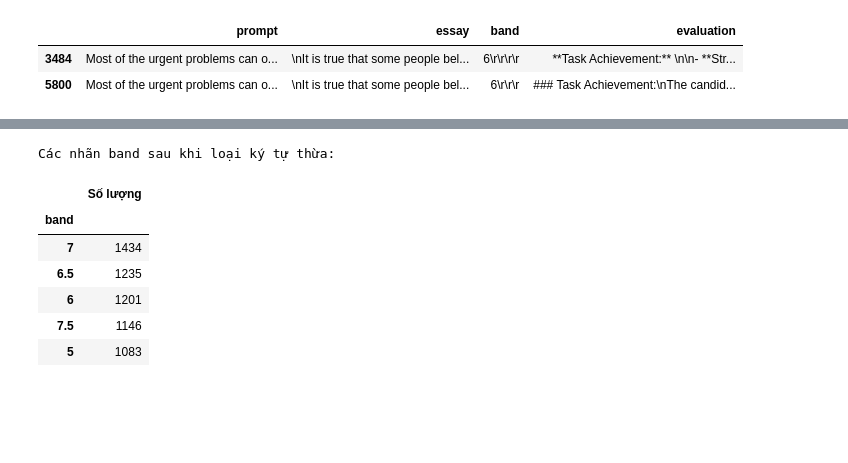
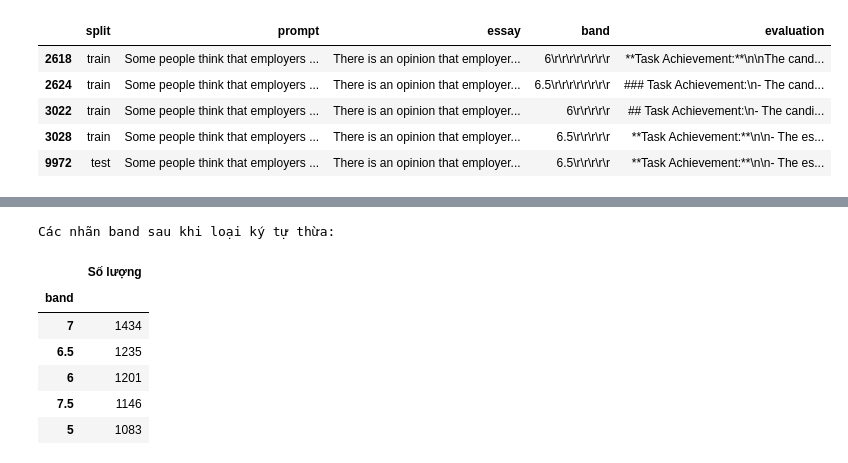
Before and after one commit to Nguen-03/NLP_report, a Jupyter notebook: notebook/EDA.ipynb, the cells around one changed output, grey strips where cells are left out. Cells and saved outputs as stored; diff of their text form; code cells hidden in the pictures; blank space fills up the shorter version.

```diff
--- a/notebook/EDA.ipynb
+++ b/notebook/EDA.ipynb
@@ -1,4 +1,14 @@
 # %%
-RAW = '../data/raw'
-PROCESSED = '../data/processed'
+from pathlib import Path
+
+PROJECT_ROOT = next(
+    (path for path in (Path.cwd(), *Path.cwd().parents)
+     if (path / "data" / "raw" / "train.csv").is_file()),
+    None,
+)
+if PROJECT_ROOT is None:
+    raise FileNotFoundError("Could not locate data/raw/train.csv from the current directory")
+
+RAW = PROJECT_ROOT / "data" / "raw"
+PROCESSED = PROJECT_ROOT / "data" / "processed"
 # %%
@@ -86,6 +91,7 @@ duplicate_check = (
     )
     .query("so_ban_ghi > 1")
     .reset_index()
+    .sort_values("so_ban_ghi", ascending=False)
 )
 
 print("Số nhóm bài luận trùng:", len(duplicate_check))
@@ -94,7 +100,7 @@ print(
     "Số nhóm có nhiều mức điểm:",
     (duplicate_check["so_band_khac_nhau"] > 1).sum()
 )
-duplicate_check.sort_values(by='so_ban_ghi')
+duplicate_check
 # %% [output]
 Số nhóm bài luận trùng: 1217
 Số nhóm có nhiều mức điểm: 477
@@ -113,24 +119,26 @@ Số nhóm có nhiều mức điểm: 477
 1217 rows × 3 columns
 # %%
-#Xem một ví dụ cụ thể
-# Lấy bài luận trùng đầu tiên có nhiều mức điểm
 conflicting_essays = duplicate_check[
     duplicate_check["so_band_khac_nhau"] > 1
 ]["essay"]
 
-sample_essay = conflicting_essays.iloc[0]
-
-# Hiển thị các bản ghi tương ứng
-display(
-    all_data.loc[
-        all_data["essay"] == sample_essay,
-        ["prompt", "essay", "band", "evaluation"]
-    ]
-)
+if conflicting_essays.empty:
+    print("No repeated essays have conflicting band labels.")
+else:
+    sample_essay = conflicting_essays.iloc[0]
+    display(
+        all_data.loc[
+            all_data["essay"] == sample_essay,
+            ["split", "prompt", "essay", "band", "evaluation"],
+        ]
+    )
 # %% [output]
-|  | prompt | essay | band | evaluation |
-| 3484 | Most of the urgent problems can o... | \nIt is true that some people bel... | 6\r\r\r\r | **Task Achievement:** \n\n- **Str... |
-| 5800 | Most of the urgent problems can o... | \nIt is true that some people bel... | 6\r\r\r | ### Task Achievement:\nThe candid... |
+|  | split | prompt | essay | band | evaluation |
+| 2618 | train | Some people think that employers ... | There is an opinion that employer... | 6\r\r\r\r\r\r\r\r | **Task Achievement:**\n\nThe cand... |
+| 2624 | train | Some people think that employers ... | There is an opinion that employer... | 6.5\r\r\r\r\r\r\r\r | ### Task Achievement:\n- The cand... |
+| 3022 | train | Some people think that employers ... | There is an opinion that employer... | 6\r\r\r\r\r | ## Task Achievement:\n- The candi... |
+| 3028 | train | Some people think that employers ... | There is an opinion that employer... | 6.5\r\r\r\r\r | **Task Achievement:**\n\n- The es... |
+| 9972 | test | Some people think that employers ... | There is an opinion that employer... | 6.5\r\r\r\r\r | **Task Achievement:**\n\n- The es... |
 # %%
 #Chuẩn hóa band để so sánh chính xác
 # Tạo cột điểm dạng số để kiểm tra, không sửa dữ liệu gốc
```
Also changed, not shown: parts of 9 cells of this notebook.
